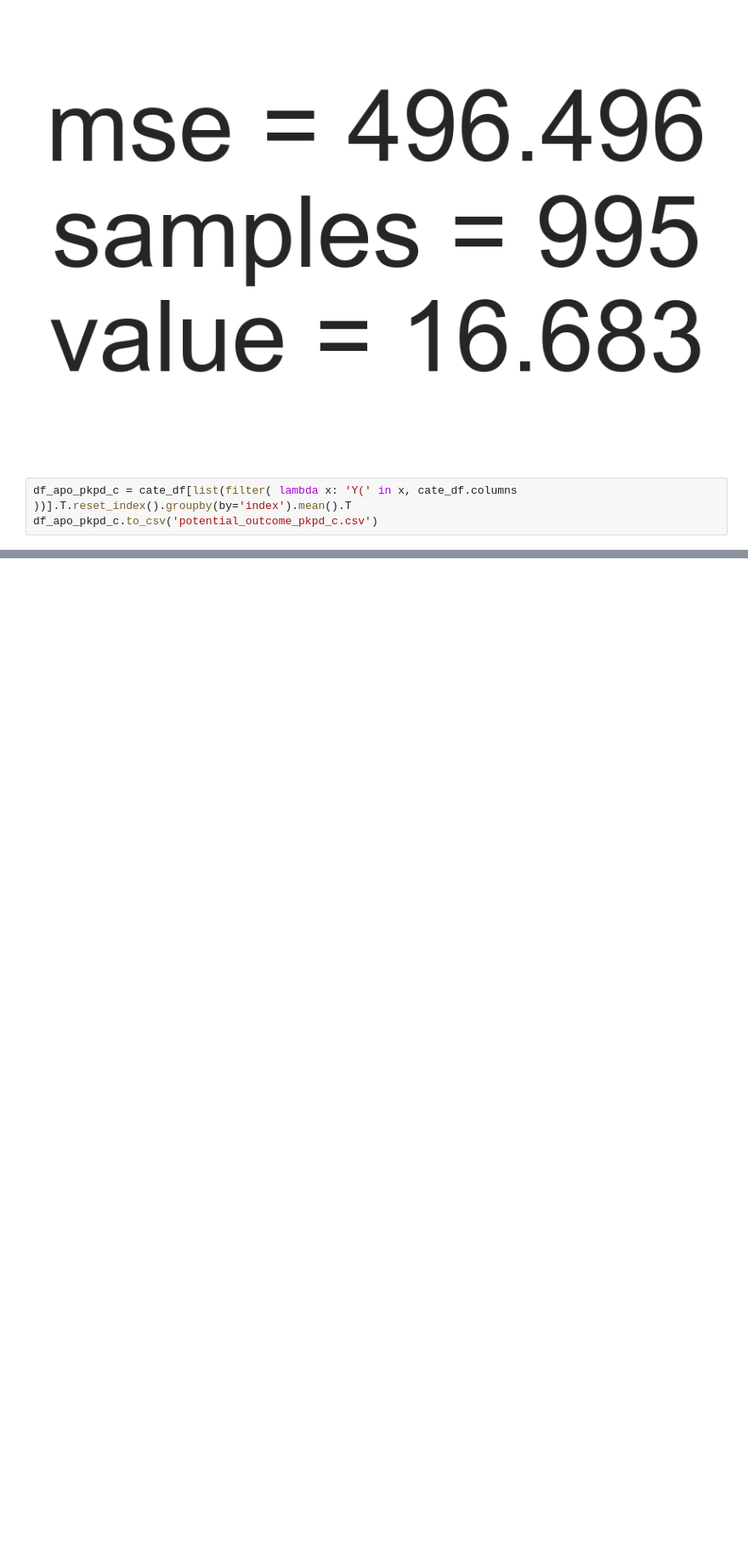
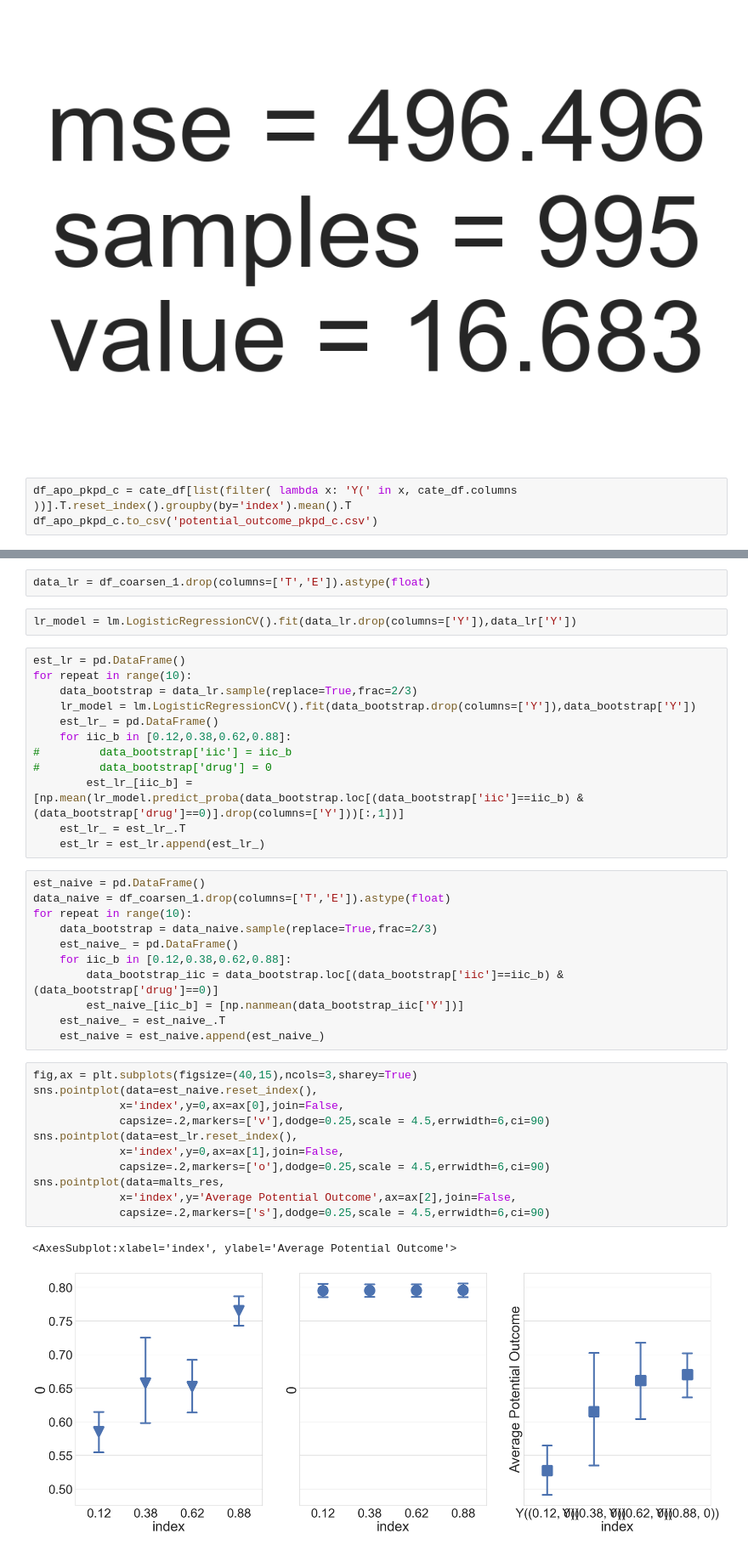
Before and after one commit to Hockey86/iic_causal_inference, a Jupyter notebook: aim2/max_iic.ipynb, the cells around one changed output, grey strips where cells are left out. Shown at 85% size. Saved outputs shown, nothing was run; the diff lists cells and outputs as text; blank space fills up the shorter version.

```diff
--- a/aim2/max_iic.ipynb
+++ b/aim2/max_iic.ipynb
@@ -809,0 +582,41 @@ Text(0.5, 0, 'Hx Sz')
+# %%
+data_lr = df_coarsen_1.drop(columns=['T','E']).astype(float)
+# %%
+lr_model = lm.LogisticRegressionCV().fit(data_lr.drop(columns=['Y']),data_lr['Y'])
+# %%
+est_lr = pd.DataFrame()
+for repeat in range(10):
+    data_bootstrap = data_lr.sample(replace=True,frac=2/3)
+    lr_model = lm.LogisticRegressionCV().fit(data_bootstrap.drop(columns=['Y']),data_bootstrap['Y'])
+    est_lr_ = pd.DataFrame()
+    for iic_b in [0.12,0.38,0.62,0.88]:
+#         data_bootstrap['iic'] = iic_b
+#         data_bootstrap['drug'] = 0
+        est_lr_[iic_b] = [np.mean(lr_model.predict_proba(data_bootstrap.loc[(data_bootstrap['iic']==iic_b) & (data_bootstrap['drug']==0)].drop(columns=['Y']))[:,1])]
+    est_lr_ = est_lr_.T
+    est_lr = est_lr.append(est_lr_)
+# %%
+est_naive = pd.DataFrame()
+data_naive = df_coarsen_1.drop(columns=['T','E']).astype(float)
+for repeat in range(10):
+    data_bootstrap = data_naive.sample(replace=True,frac=2/3)
+    est_naive_ = pd.DataFrame()
+    for iic_b in [0.12,0.38,0.62,0.88]:
+        data_bootstrap_iic = data_bootstrap.loc[(data_bootstrap['iic']==iic_b) & (data_bootstrap['drug']==0)]
+        est_naive_[iic_b] = [np.nanmean(data_bootstrap_iic['Y'])]
+    est_naive_ = est_naive_.T
+    est_naive = est_naive.append(est_naive_)
+# %%
+fig,ax = plt.subplots(figsize=(40,15),ncols=3,sharey=True)
+sns.pointplot(data=est_naive.reset_index(),
+             x='index',y=0,ax=ax[0],join=False,
+             capsize=.2,markers=['v'],dodge=0.25,scale = 4.5,errwidth=6,ci=90)
+sns.pointplot(data=est_lr.reset_index(),
+             x='index',y=0,ax=ax[1],join=False,
+             capsize=.2,markers=['o'],dodge=0.25,scale = 4.5,errwidth=6,ci=90)
+sns.pointplot(data=malts_res,
+             x='index',y='Average Potential Outcome',ax=ax[2],join=False,
+             capsize=.2,markers=['s'],dodge=0.25,scale = 4.5,errwidth=6,ci=90)
+# %% [output]
+<AxesSubplot:xlabel='index', ylabel='Average Potential Outcome'>
+[figure, added]
```
Also changed, not shown: parts of 44 cells of this notebook.
